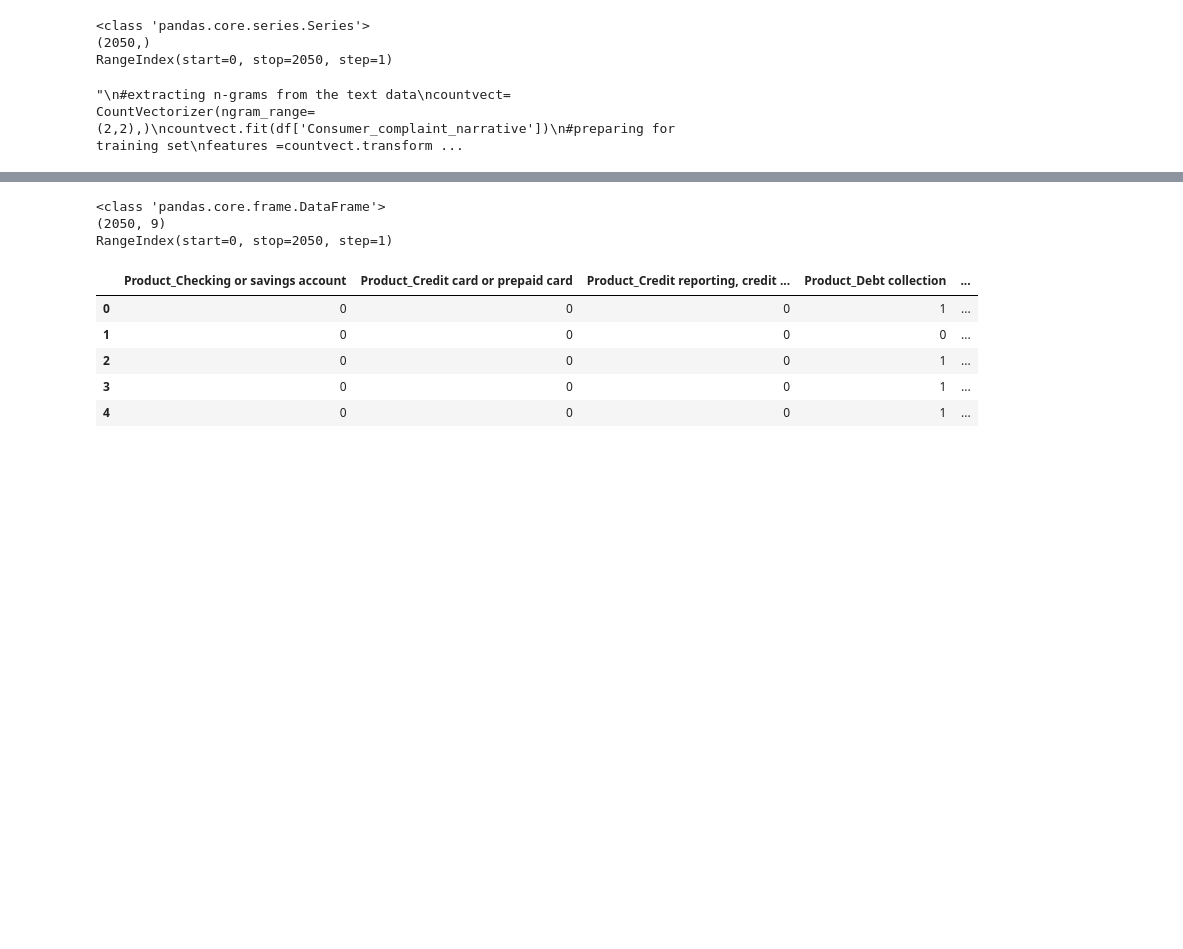
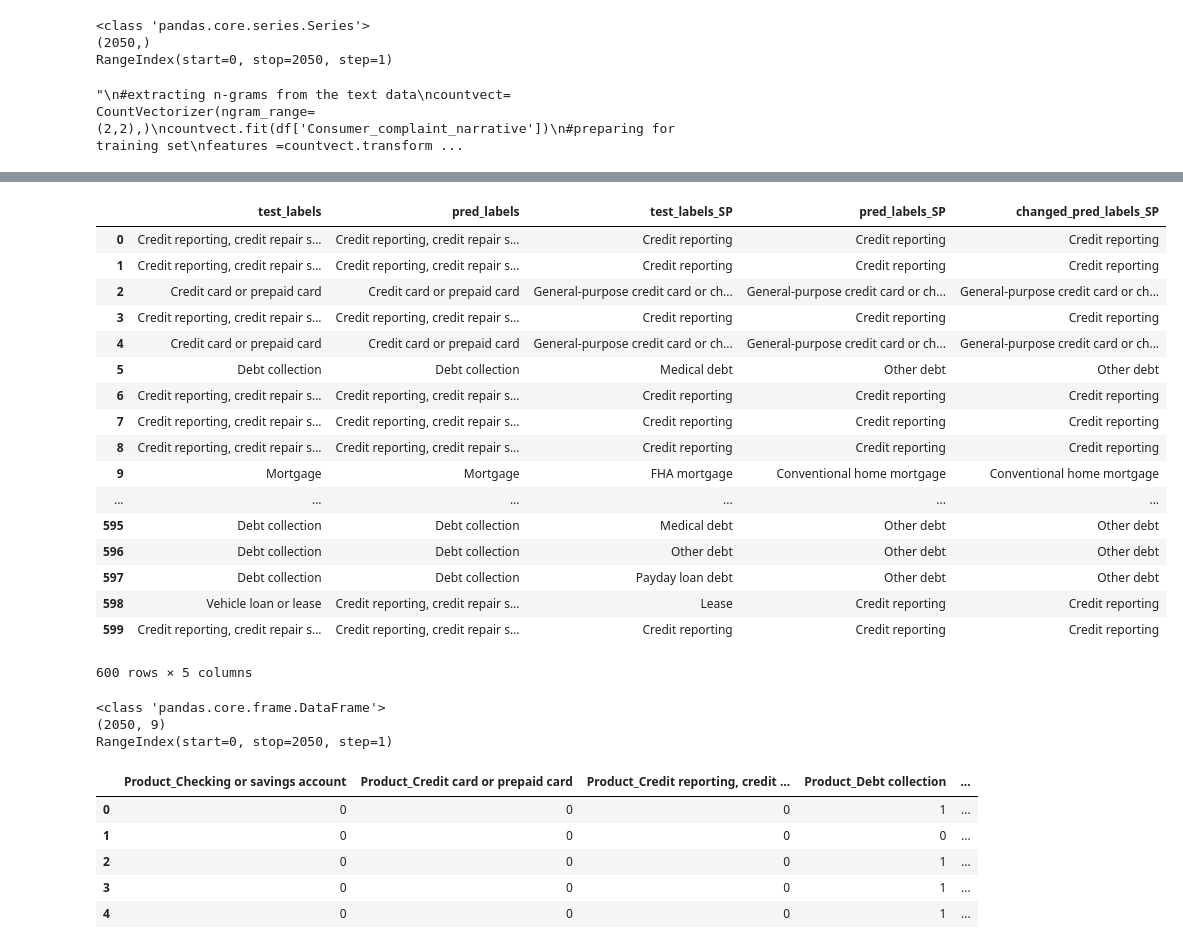
Before and after one commit to amanpreetsingh459/unstructured_data_classification, a Jupyter notebook: multiple_type_data_classification.ipynb, the cells around one changed output, grey strips where cells are left out. Cells and saved outputs as stored; diff of their text form; code cells hidden in the pictures; blank space fills up the shorter version.

```diff
--- a/multiple_type_data_classification.ipynb
+++ b/multiple_type_data_classification.ipynb
@@ -209,0 +318,3 @@ RangeIndex(start=0, stop=2050, step=1)
+# %%
+prod_subProd_mapping = {}
+print(prod_subProd_mapping.keys())
@@ -209,0 +323,6 @@ RangeIndex(start=0, stop=2050, step=1)
+# %%
+for index, row in df.iterrows():
+    if row['Product'] not in prod_subProd_mapping.keys():
+        prod_subProd_mapping[row['Product']] = []
+    if row['Sub_product'] not in prod_subProd_mapping[row['Product']]:
+        prod_subProd_mapping[row['Product']].append(row['Sub_product'])
@@ -210,3 +349,36 @@ RangeIndex(start=0, stop=2050, step=1)
+# %%
+changed_pred_labels_SP = []
+for predicted_prod, predicted_sub_prd, probs in zip(list(df_temp['pred_labels']), list(df_temp['pred_labels_SP']), temp1):
+        #print("{0}, {1}".format(arg,cls))
+    for arg, cls in sorted(zip(probs, model_temp2.classes_), reverse=True):
+        if cls in prod_subProd_mapping[predicted_prod]:
+            changed_pred_labels_SP.append(cls)
+            break
+        else:
+            continue
+# %%
+df_temp['changed_pred_labels_SP'] = changed_pred_labels_SP
+# %%
+df_temp
+# %% [output]
+|  | test_labels | pred_labels | test_labels_SP | pred_labels_SP | changed_pred_labels_SP |
+| 0 | Credit reporting, credit repair s... | Credit reporting, credit repair s... | Credit reporting | Credit reporting | Credit reporting |
+| 1 | Credit reporting, credit repair s... | Credit reporting, credit repair s... | Credit reporting | Credit reporting | Credit reporting |
+| 2 | Credit card or prepaid card | Credit card or prepaid card | General-purpose credit card or ch... | General-purpose credit card or ch... | General-purpose credit card or ch... |
+| 3 | Credit reporting, credit repair s... | Credit reporting, credit repair s... | Credit reporting | Credit reporting | Credit reporting |
+| 4 | Credit card or prepaid card | Credit card or prepaid card | General-purpose credit card or ch... | General-purpose credit card or ch... | General-purpose credit card or ch... |
+| 5 | Debt collection | Debt collection | Medical debt | Other debt | Other debt |
+| 6 | Credit reporting, credit repair s... | Credit reporting, credit repair s... | Credit reporting | Credit reporting | Credit reporting |
+| 7 | Credit reporting, credit repair s... | Credit reporting, credit repair s... | Credit reporting | Credit reporting | Credit reporting |
+| 8 | Credit reporting, credit repair s... | Credit reporting, credit repair s... | Credit reporting | Credit reporting | Credit reporting |
+| 9 | Mortgage | Mortgage | FHA mortgage | Conventional home mortgage | Conventional home mortgage |
+| ... | ... | ... | ... | ... | ... |
+| 595 | Debt collection | Debt collection | Medical debt | Other debt | Other debt |
+| 596 | Debt collection | Debt collection | Other debt | Other debt | Other debt |
+| 597 | Debt collection | Debt collection | Payday loan debt | Other debt | Other debt |
+| 598 | Vehicle loan or lease | Credit reporting, credit repair s... | Lease | Credit reporting | Credit reporting |
+| 599 | Credit reporting, credit repair s... | Credit reporting, credit repair s... | Credit reporting | Credit reporting | Credit reporting |
+600 rows × 5 columns
 # %%
 #categorical field Products so making it one-hot-encoded
 dummies = pd.get_dummies(df['Product'], prefix="Product", drop_first=False)
```
Also changed, not shown: parts of 29 cells of this notebook.
